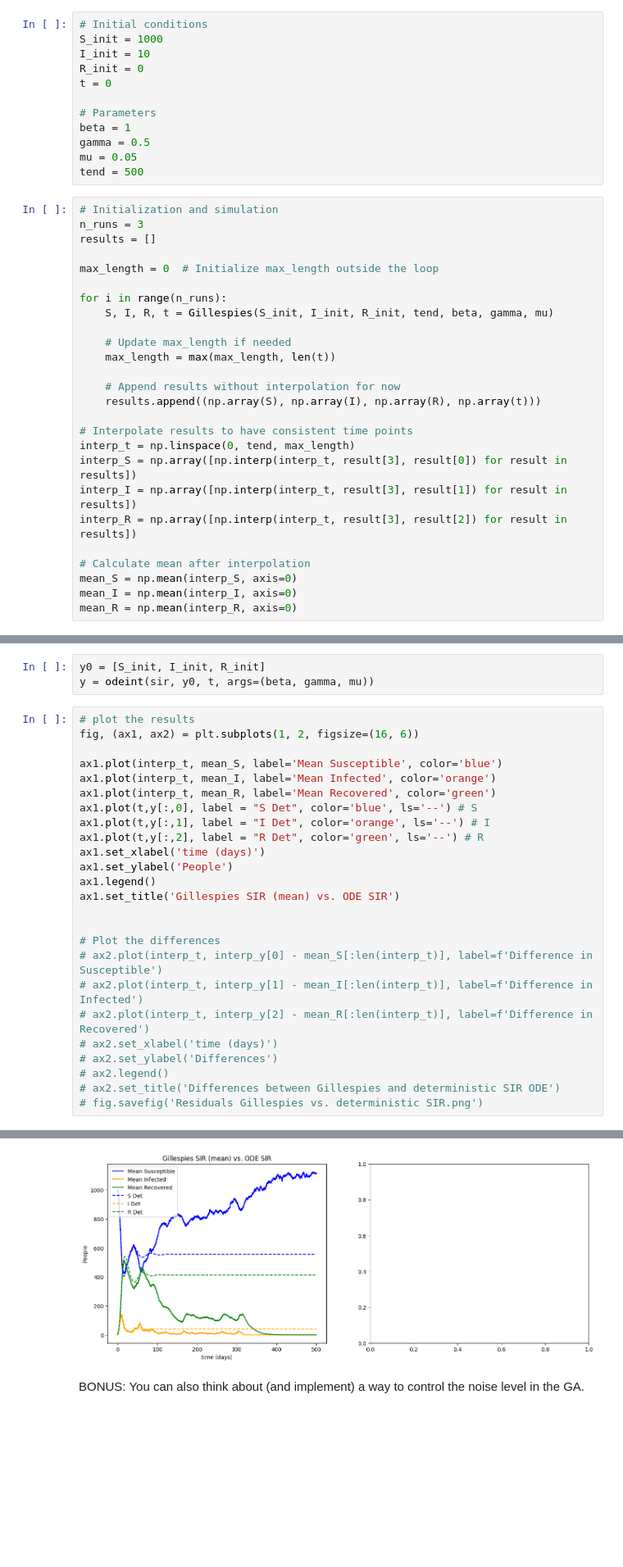
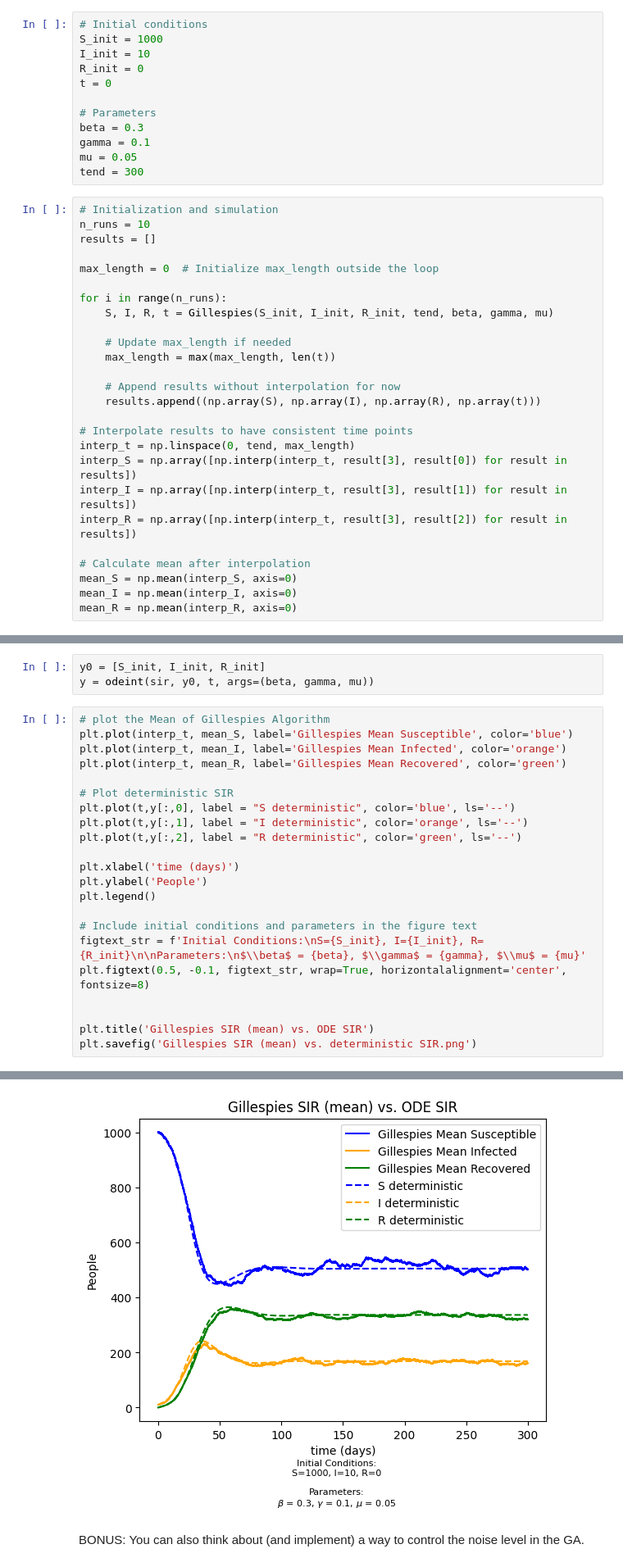
Before and after one commit to NitaiNijholt/CLSassignment2, a Jupyter notebook: assingnment_K.ipynb, the cells around one changed output, grey strips where cells are left out. Shown at 82% size. Drawn from its saved outputs; the diff is of its cells as text; blank space fills up the shorter version.

```diff
--- a/assingnment_K.ipynb
+++ b/assingnment_K.ipynb
@@ -123,13 +121,13 @@ R_init = 0
 t = 0
 
 # Parameters
-beta = 1
-gamma = 0.5
+beta = 0.3
+gamma = 0.1
 mu = 0.05
-tend = 500
+tend = 300
 # %%
 # Initialization and simulation
-n_runs = 3
+n_runs = 10
 results = []
 
 max_length = 0  # Initialize max_length outside the loop
@@ -162,28 +160,25 @@ def RMSE(x, y):
 y0 = [S_init, I_init, R_init]
 y = odeint(sir, y0, t, args=(beta, gamma, mu))
 # %%
-# plot the results
-fig, (ax1, ax2) = plt.subplots(1, 2, figsize=(16, 6))
+# plot the Mean of Gillespies Algorithm
+plt.plot(interp_t, mean_S, label='Gillespies Mean Susceptible', color='blue')
+plt.plot(interp_t, mean_I, label='Gillespies Mean Infected', color='orange')
+plt.plot(interp_t, mean_R, label='Gillespies Mean Recovered', color='green')
 
-ax1.plot(interp_t, mean_S, label='Mean Susceptible', color='blue')
-ax1.plot(interp_t, mean_I, label='Mean Infected', color='orange')
-ax1.plot(interp_t, mean_R, label='Mean Recovered', color='green')
-ax1.plot(t,y[:,0], label = "S Det", color='blue', ls='--') # S
-ax1.plot(t,y[:,1], label = "I Det", color='orange', ls='--') # I
-ax1.plot(t,y[:,2], label = "R Det", color='green', ls='--') # R
-ax1.set_xlabel('time (days)')
-ax1.set_ylabel('People')
-ax1.legend()
-ax1.set_title('Gillespies SIR (mean) vs. ODE SIR')
+# Plot deterministic SIR
+plt.plot(t,y[:,0], label = "S deterministic", color='blue', ls='--')
+plt.plot(t,y[:,1], label = "I deterministic", color='orange', ls='--')
+plt.plot(t,y[:,2], label = "R deterministic", color='green', ls='--')
+
+plt.xlabel('time (days)')
+plt.ylabel('People')
+plt.legend()
+
+# Include initial conditions and parameters in the figure text
+figtext_str = f'Initial Conditions:\nS={S_init}, I={I_init}, R={R_init}\n\nParameters:\n$\\beta$ = {beta}, $\\gamma$ = {gamma}, $\\mu$ = {mu}'
+plt.figtext(0.5, -0.1, figtext_str, wrap=True, horizontalalignment='center', fontsize=8)
 
 
-# Plot the differences
-# ax2.plot(interp_t, interp_y[0] - mean_S[:len(interp_t)], label=f'Difference in Susceptible')
-# ax2.plot(interp_t, interp_y[1] - mean_I[:len(interp_t)], label=f'Difference in Infected')
-# ax2.plot(interp_t, interp_y[2] - mean_R[:len(interp_t)], label=f'Difference in Recovered')
-# ax2.set_xlabel('time (days)')
-# ax2.set_ylabel('Differences')
-# ax2.legend()
-# ax2.set_title('Differences between Gillespies and deterministic SIR ODE')
-# fig.savefig('Residuals Gillespies vs. deterministic SIR.png')
+plt.title('Gillespies SIR (mean) vs. ODE SIR')
+plt.savefig('Gillespies SIR (mean) vs. deterministic SIR.png')
 # %% [output]
@@ -191,4 +185,4 @@ Text(0.5, 1.0, 'Gillespies SIR (mean) vs. ODE SIR')
-[figure, old version]
+[figure, new version]
 # %% [markdown]
 BONUS: You can also think about (and implement) a way to control the noise level in
 the GA.
```
Also changed, not shown: parts of 9 cells of this notebook, 10 other files.
